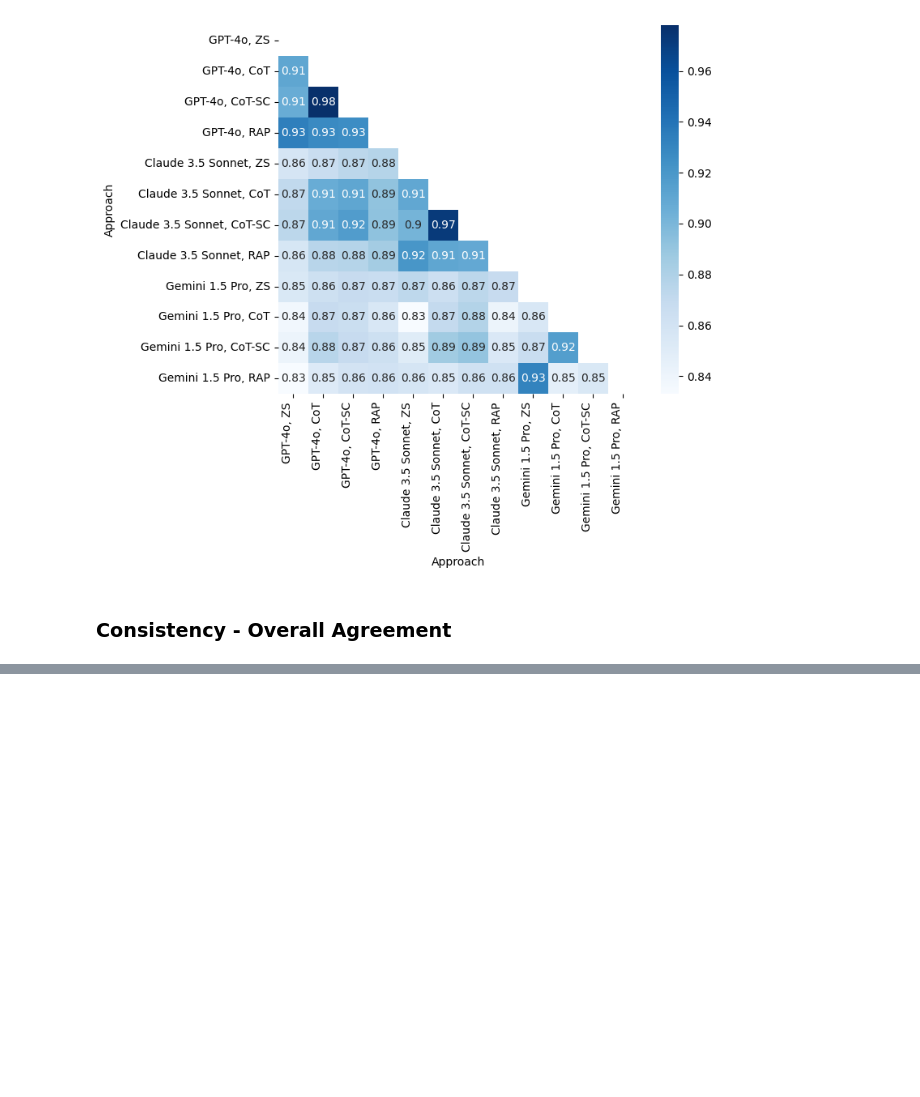
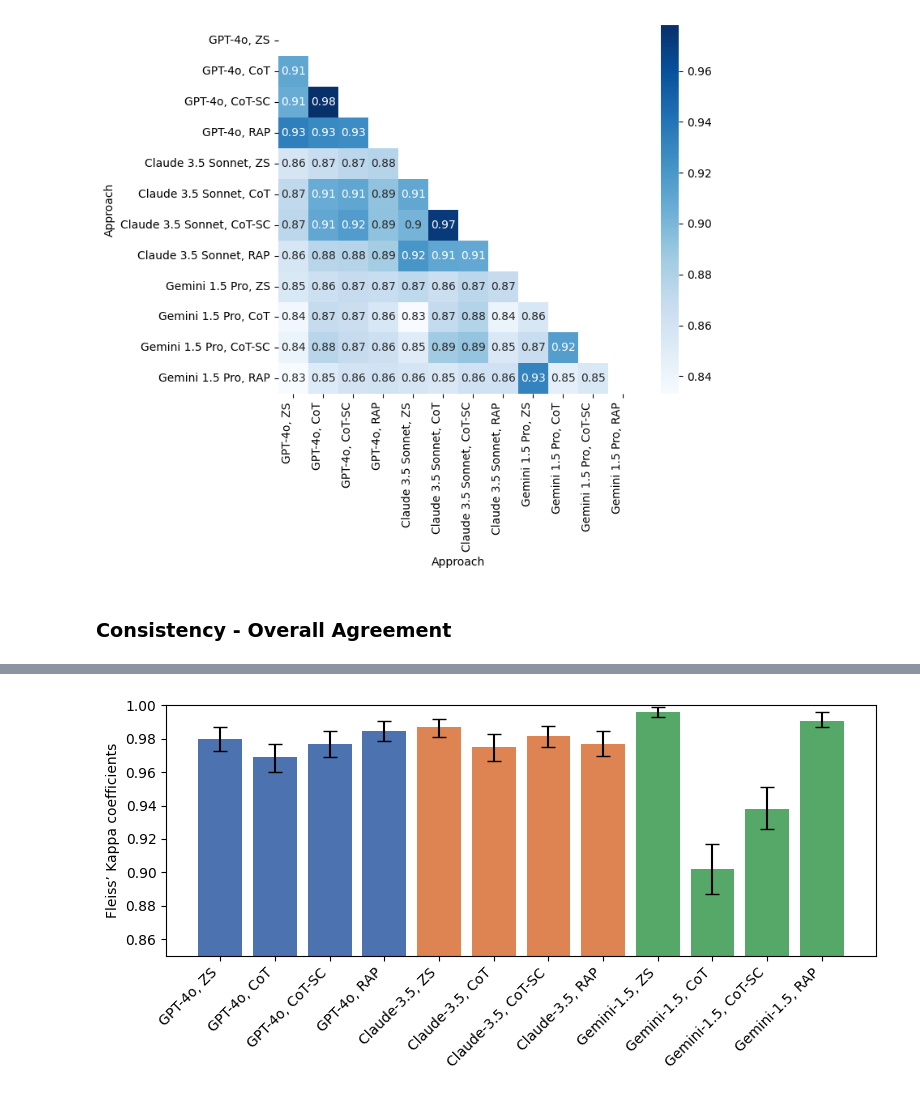
Before and after one commit to iHealthLab/DietitianExamEval, a Jupyter notebook: LLM_response_analysis_pub.ipynb, the cells around one changed output, grey strips where cells are left out. Saved outputs shown, nothing was run; the diff lists cells and outputs as text; code cells hidden in the pictures; blank space fills up the shorter version.

```diff
--- a/LLM_response_analysis_pub.ipynb
+++ b/LLM_response_analysis_pub.ipynb
@@ -690,3 +700,39 @@ ORDINARY NONPARAMETRIC BOOTSTRAP
 Calculations and Intervals on Original Scale
 
 #####################
+# %%
+# Define categories
+categories = ['GPT-4o, ZS', 'GPT-4o, CoT', 'GPT-4o, CoT-SC', 'GPT-4o, RAP',
+              'Claude-3.5, ZS', 'Claude-3.5, CoT', 'Claude-3.5, CoT-SC', 'Claude-3.5, RAP',
+              'Gemini-1.5, ZS', 'Gemini-1.5, CoT', 'Gemini-1.5, CoT-SC', 'Gemini-1.5, RAP']
+
+# Define values and errors
+values = [0.98, 0.969, 0.977, 0.985, 0.987, 0.975, 0.982, 0.977, 0.996, 0.902, 0.938, 0.991]
+ci_upper = [0.987, 0.977, 0.985, 0.991, 0.992, 0.983, 0.988, 0.985, 0.999, 0.917, 0.951, 0.996]
+ci_lower = [0.973, 0.96, 0.969, 0.979, 0.981, 0.967, 0.975, 0.970, 0.993, 0.887, 0.926, 0.987]
+
+# Calculate the error margins from the upper and lower CI95
+errors = [ [values[i] - ci_lower[i], ci_upper[i] - values[i]] for i in range(len(values)) ]
+errors = np.array(errors).T
+
+
+# Set the seaborn color palette (similar to sns.color_palette())
+colors = sns.color_palette("deep", 3)
+bar_colors = [colors[0]] * 4 + [colors[1]] * 4 + [colors[2]] * 4
+
+# Create the bar chart
+fig, ax = plt.subplots(figsize=(8, 4))
+
+ax.bar(categories, values, yerr=errors, capsize=5, color=bar_colors)
+
+# Add labels and title
+ax.set_ylabel('Fleiss’ Kappa coefficients')
+ax.set_ylim(0.85, 1.0)
+
+# Show the plot
+plt.xticks(rotation=45, ha='right')
+plt.tight_layout()
+plt.savefig('fleiss_kappa_plot.pdf')
+plt.show()
+# %% [output]
+[figure, added]
```
Also changed, not shown: parts of 2 cells of this notebook, 1 other file.
